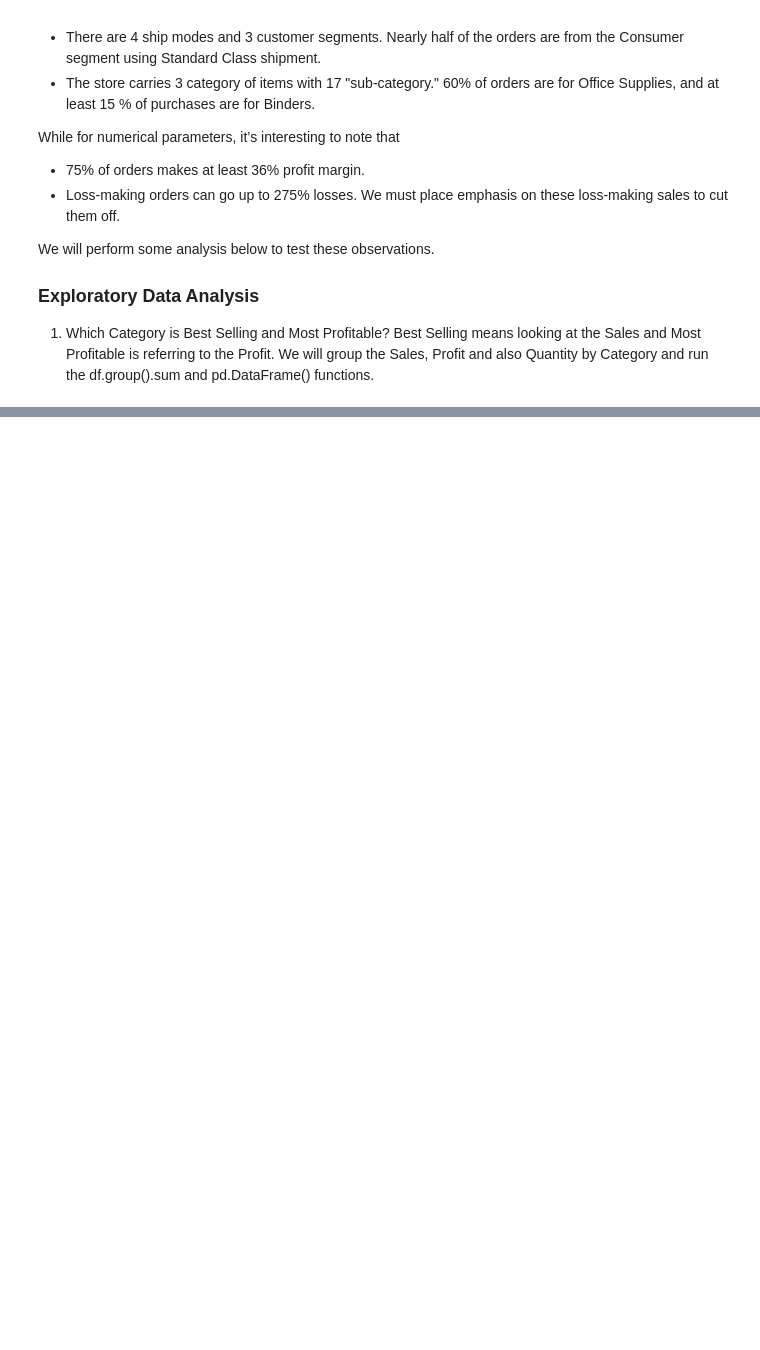
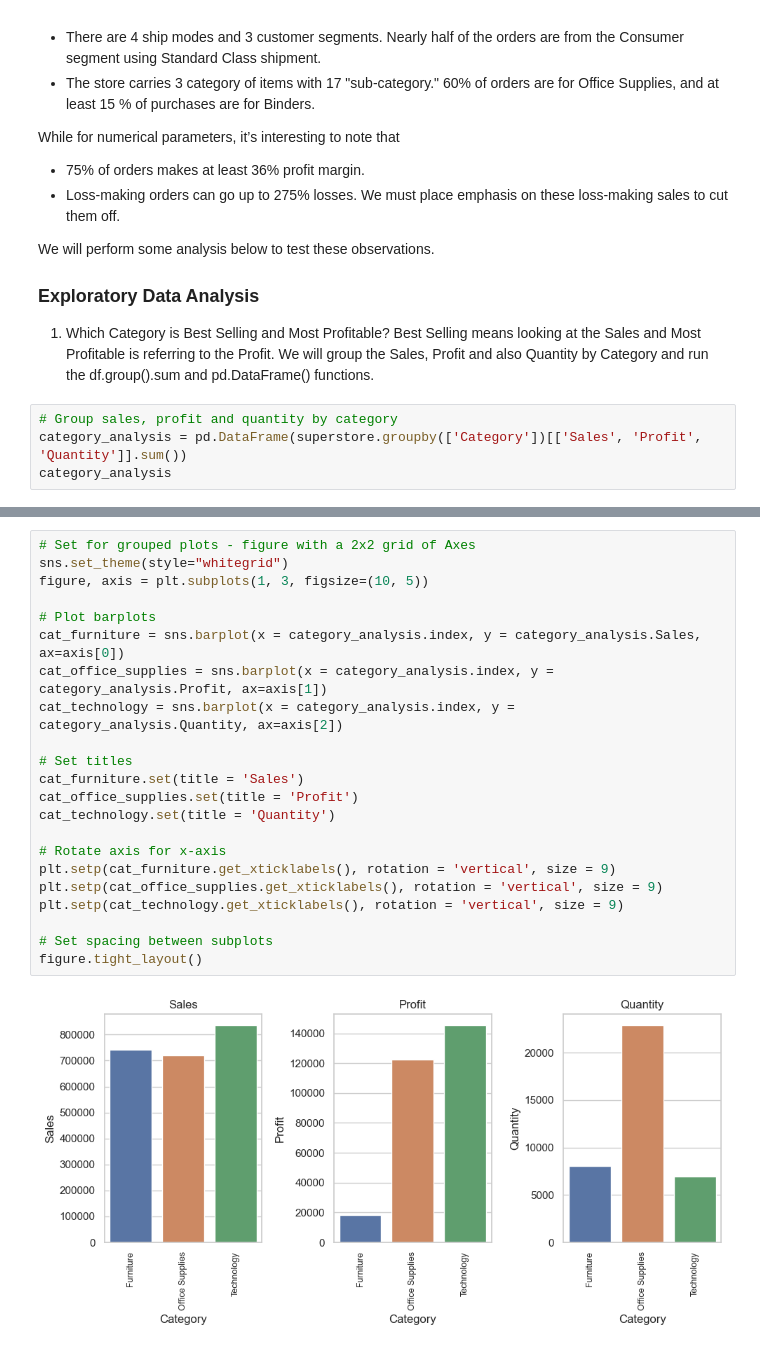
Before and after one commit to drmanan/DataAnalysisInPy, a Jupyter notebook: SuperStoreSalesAnalysis.ipynb, the cells around one changed output, grey strips where cells are left out. Saved outputs shown, nothing was run; the diff lists cells and outputs as text; blank space fills up the shorter version.

Commit message:
SuperStore Final END

```diff
--- a/SuperStoreSalesAnalysis.ipynb
+++ b/SuperStoreSalesAnalysis.ipynb
@@ -284,3 +284,7 @@ We will perform some analysis below to test these observations.
 ### Exploratory Data Analysis
 1. Which Category is Best Selling and Most Profitable?
 Best Selling means looking at the Sales and Most Profitable is referring to the Profit. We will group the Sales, Profit and also Quantity by Category and run the df.group().sum and pd.DataFrame() functions.
+# %%
+# Group sales, profit and quantity by category
+category_analysis = pd.DataFrame(superstore.groupby(['Category'])[['Sales', 'Profit', 'Quantity']].sum())
+category_analysis
@@ -286,0 +297,24 @@ Best Selling means looking at the Sales and Most Profitable is referring to the
+# %%
+# Set for grouped plots - figure with a 2x2 grid of Axes
+sns.set_theme(style="whitegrid")
+figure, axis = plt.subplots(1, 3, figsize=(10, 5))
+
+# Plot barplots
+cat_furniture = sns.barplot(x = category_analysis.index, y = category_analysis.Sales, ax=axis[0])
+cat_office_supplies = sns.barplot(x = category_analysis.index, y = category_analysis.Profit, ax=axis[1])
+cat_technology = sns.barplot(x = category_analysis.index, y = category_analysis.Quantity, ax=axis[2])
+
+# Set titles
+cat_furniture.set(title = 'Sales')
+cat_office_supplies.set(title = 'Profit')
+cat_technology.set(title = 'Quantity')
+
+# Rotate axis for x-axis
+plt.setp(cat_furniture.get_xticklabels(), rotation = 'vertical', size = 9)
+plt.setp(cat_office_supplies.get_xticklabels(), rotation = 'vertical', size = 9)
+plt.setp(cat_technology.get_xticklabels(), rotation = 'vertical', size = 9)
+
+# Set spacing between subplots
+figure.tight_layout()
+# %% [output]
+[figure, added]
```
Also changed, not shown: parts of 21 cells of this notebook, 1 other file.
